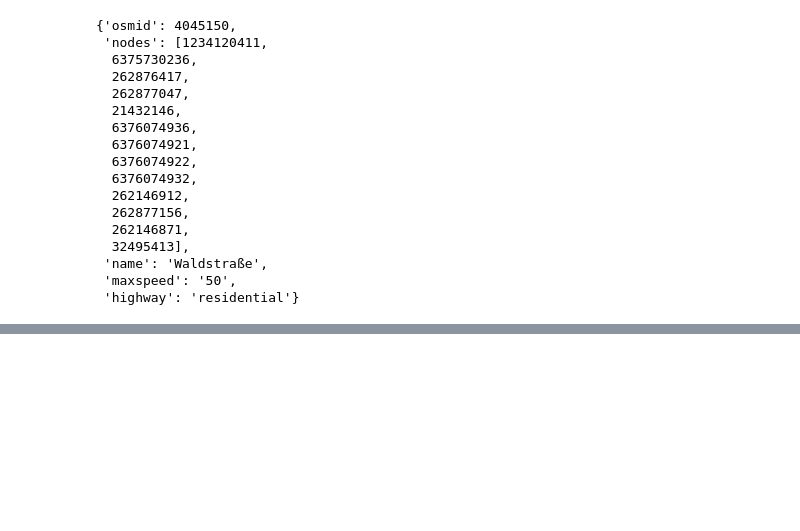
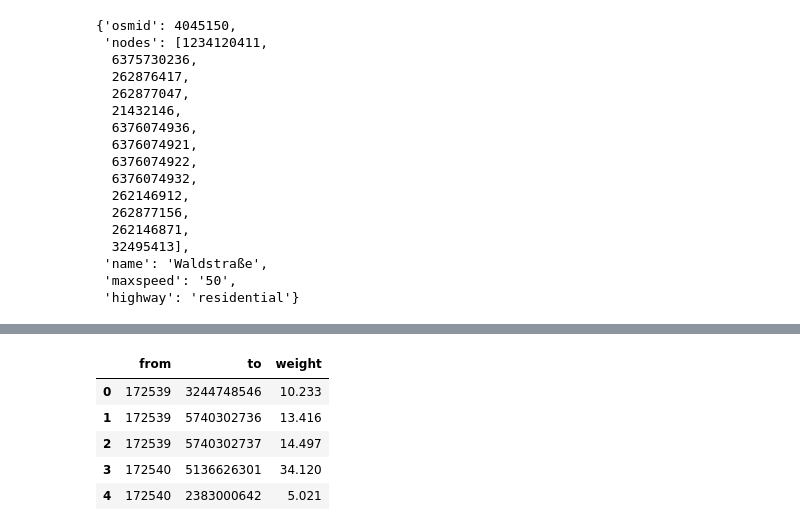
Before and after one commit to wwymak/berlin-geo-features, a Jupyter notebook: berlin_geo_data.ipynb, the cells around one changed output, grey strips where cells are left out. Drawn from its saved outputs; the diff is of its cells as text; code cells hidden in the pictures; blank space fills up the shorter version.

```diff
--- a/berlin_geo_data.ipynb
+++ b/berlin_geo_data.ipynb
@@ -117,0 +150,9 @@ Wall time: 35.6 s
+# %%
+berlin_walk_net_edges_df.head()
+# %% [output]
+|  | from | to | weight |
+| 0 | 172539 | 3244748546 | 10.233 |
+| 1 | 172539 | 5740302736 | 13.416 |
+| 2 | 172539 | 5740302737 | 14.497 |
+| 3 | 172540 | 5136626301 | 34.120 |
+| 4 | 172540 | 2383000642 | 5.021 |
```
Also changed, not shown: parts of 8 cells of this notebook, 2 other files.
